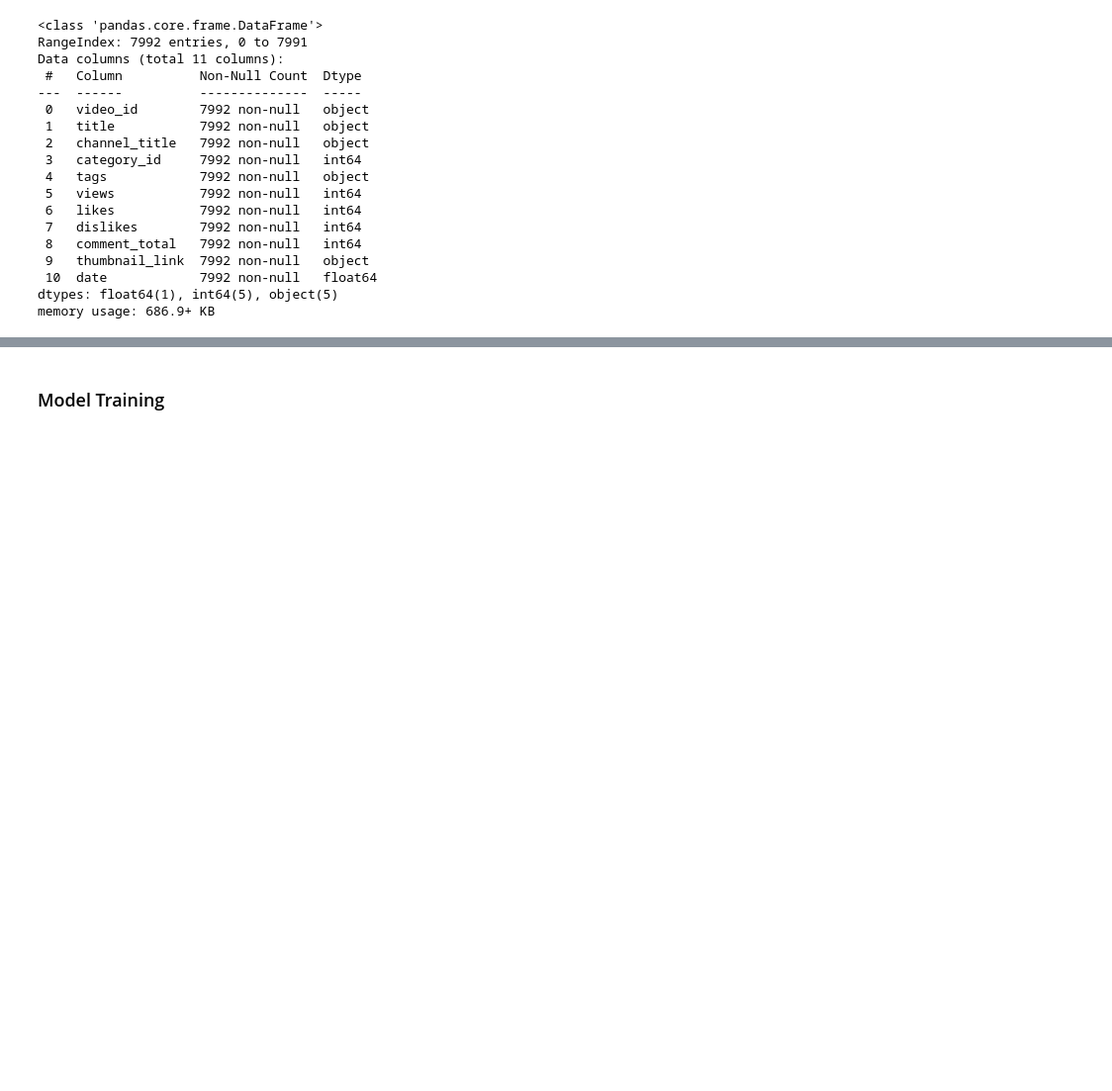
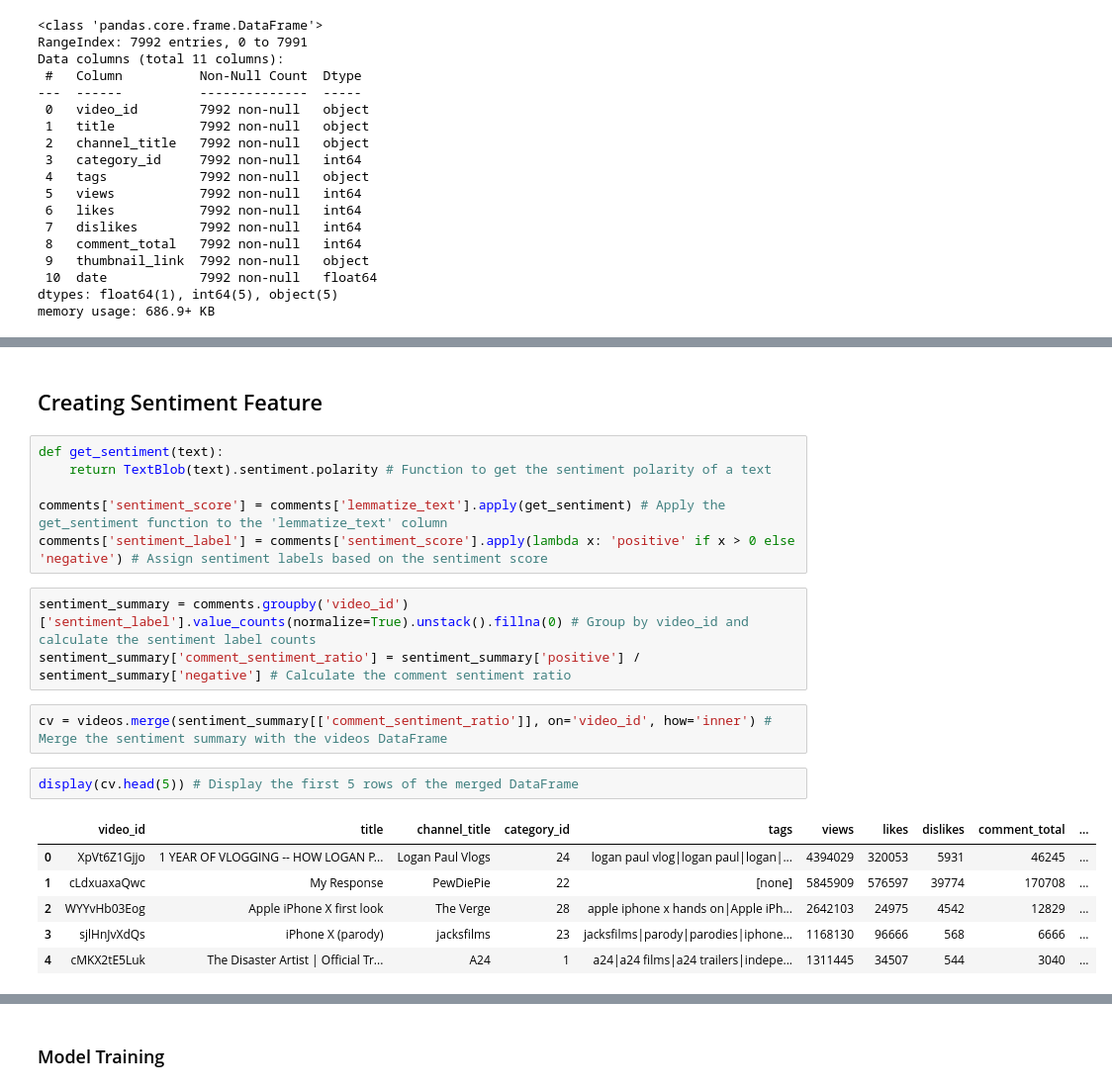
Before and after one commit to betanight/youtube_sentiment_analysis, a Jupyter notebook: notebooks/eda_analysis_jeel.ipynb, the cells around one changed output, grey strips where cells are left out. Shown at 99% size. Saved outputs shown, nothing was run; the diff lists cells and outputs as text; blank space fills up the shorter version.

```diff
--- a/notebooks/eda_analysis_jeel.ipynb
+++ b/notebooks/eda_analysis_jeel.ipynb
@@ -298,3 +298,25 @@ display(videos.head(5)) # Display the first 10 rows of the like-dislike ratio
 | 2 | cLdxuaxaQwc | My Response | PewDiePie | 22 | [none] | 5845909 | 576597 | 39774 | 170708 | ... |
 | 3 | WYYvHb03Eog | Apple iPhone X first look | The Verge | 28 | apple iphone x hands on|Apple iPh... | 2642103 | 24975 | 4542 | 12829 | ... |
 | 4 | sjlHnJvXdQs | iPhone X (parody) | jacksfilms | 23 | jacksfilms|parody|parodies|iphone... | 1168130 | 96666 | 568 | 6666 | ... |
+# %% [markdown]
+## Creating Sentiment Feature
+# %%
+def get_sentiment(text):
+    return TextBlob(text).sentiment.polarity # Function to get the sentiment polarity of a text
+
+comments['sentiment_score'] = comments['lemmatize_text'].apply(get_sentiment) # Apply the get_sentiment function to the 'lemmatize_text' column
+comments['sentiment_label'] = comments['sentiment_score'].apply(lambda x: 'positive' if x > 0 else 'negative') # Assign sentiment labels based on the sentiment score
+# %%
+sentiment_summary = comments.groupby('video_id')['sentiment_label'].value_counts(normalize=True).unstack().fillna(0) # Group by video_id and calculate the sentiment label counts
+sentiment_summary['comment_sentiment_ratio'] = sentiment_summary['positive'] / sentiment_summary['negative'] # Calculate the comment sentiment ratio
+# %%
+cv = videos.merge(sentiment_summary[['comment_sentiment_ratio']], on='video_id', how='inner') # Merge the sentiment summary with the videos DataFrame
+# %%
+display(cv.head(5)) # Display the first 5 rows of the merged DataFrame
+# %% [output]
+|  | video_id | title | channel_title | category_id | tags | views | likes | dislikes | comment_total | ... |
+| 0 | XpVt6Z1Gjjo | 1 YEAR OF VLOGGING -- HOW LOGAN P... | Logan Paul Vlogs | 24 | logan paul vlog|logan paul|logan|... | 4394029 | 320053 | 5931 | 46245 | ... |
+| 1 | cLdxuaxaQwc | My Response | PewDiePie | 22 | [none] | 5845909 | 576597 | 39774 | 170708 | ... |
+| 2 | WYYvHb03Eog | Apple iPhone X first look | The Verge | 28 | apple iphone x hands on|Apple iPh... | 2642103 | 24975 | 4542 | 12829 | ... |
+| 3 | sjlHnJvXdQs | iPhone X (parody) | jacksfilms | 23 | jacksfilms|parody|parodies|iphone... | 1168130 | 96666 | 568 | 6666 | ... |
+| 4 | cMKX2tE5Luk | The Disaster Artist | Official Tr... | A24 | 1 | a24|a24 films|a24 trailers|indepe... | 1311445 | 34507 | 544 | 3040 | ... |
```
Also changed, not shown: parts of 15 cells of this notebook, 4 other files.
